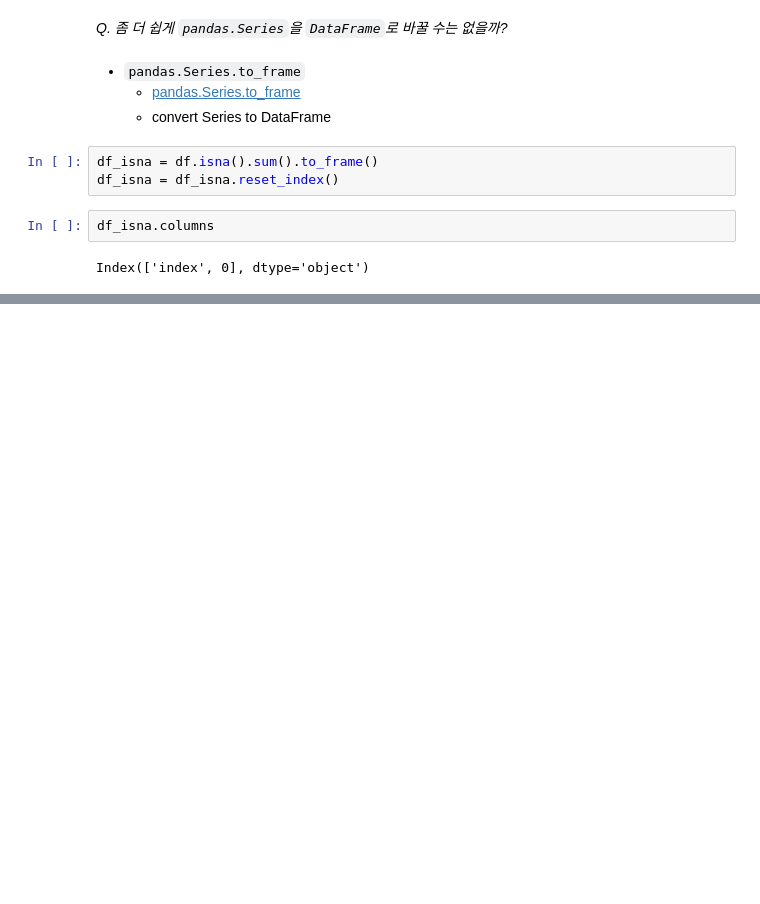
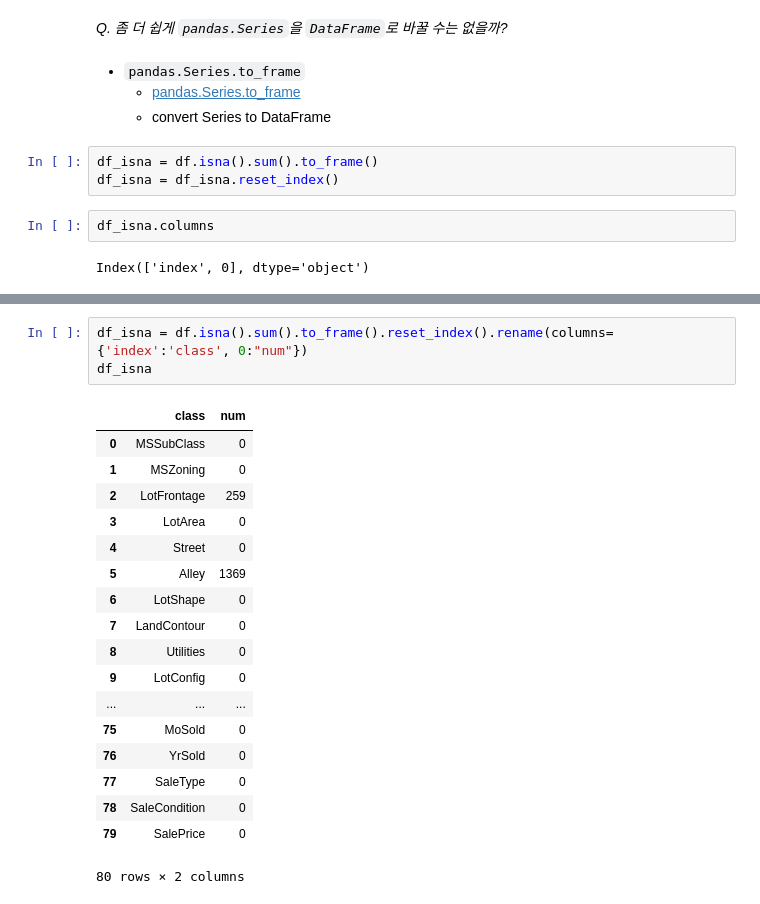
Before and after one commit to Steve-YJ/Explore-Kaggle, a Jupyter notebook: 02. House Price/01. EDA House Prices.ipynb, the cells around one changed output, grey strips where cells are left out. Saved outputs shown, nothing was run; the diff lists cells and outputs as text; blank space fills up the shorter version.

Commit message:
:bookmark: find isna()

```diff
--- a/02. House Price/01. EDA House Prices.ipynb
+++ b/02. House Price/01. EDA House Prices.ipynb
@@ -424,3 +405,25 @@ df_isna[df_isna.null_num>0].sort_values(by='null_num', ascending=False).style.ba
 | 25 | MasVnrArea | 8 |
 | 24 | MasVnrType | 8 |
 | 41 | Electrical | 1 |
+# %%
+df_isna = df.isna().sum().to_frame().reset_index().rename(columns={'index':'class', 0:"num"})
+df_isna
+# %% [output]
+|  | class | num |
+| 0 | MSSubClass | 0 |
+| 1 | MSZoning | 0 |
+| 2 | LotFrontage | 259 |
+| 3 | LotArea | 0 |
+| 4 | Street | 0 |
+| 5 | Alley | 1369 |
+| 6 | LotShape | 0 |
+| 7 | LandContour | 0 |
+| 8 | Utilities | 0 |
+| 9 | LotConfig | 0 |
+| ... | ... | ... |
+| 75 | MoSold | 0 |
+| 76 | YrSold | 0 |
+| 77 | SaleType | 0 |
+| 78 | SaleCondition | 0 |
+| 79 | SalePrice | 0 |
+80 rows × 2 columns
```
Also changed, not shown: parts of 10 cells of this notebook.
